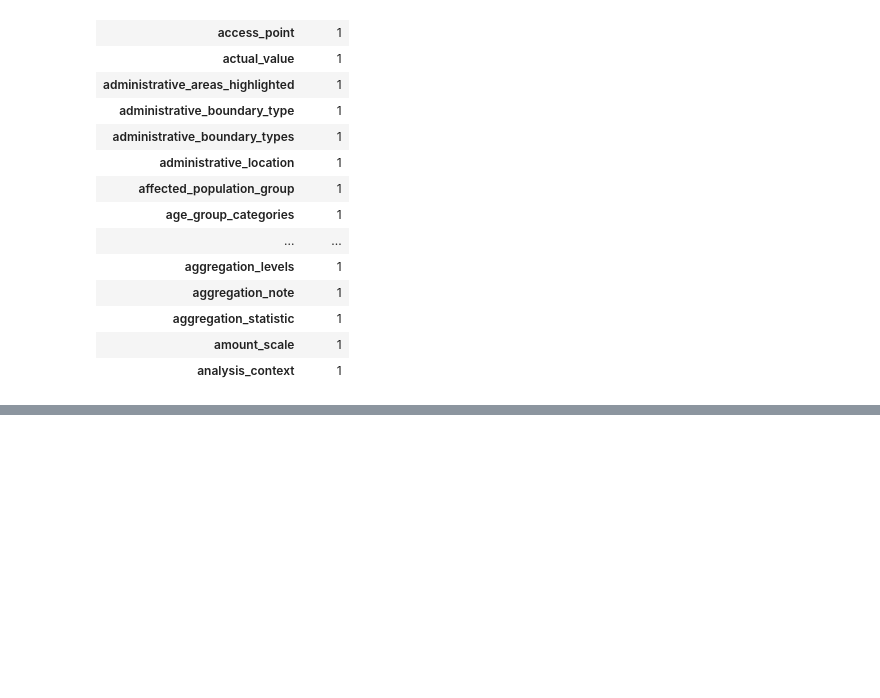
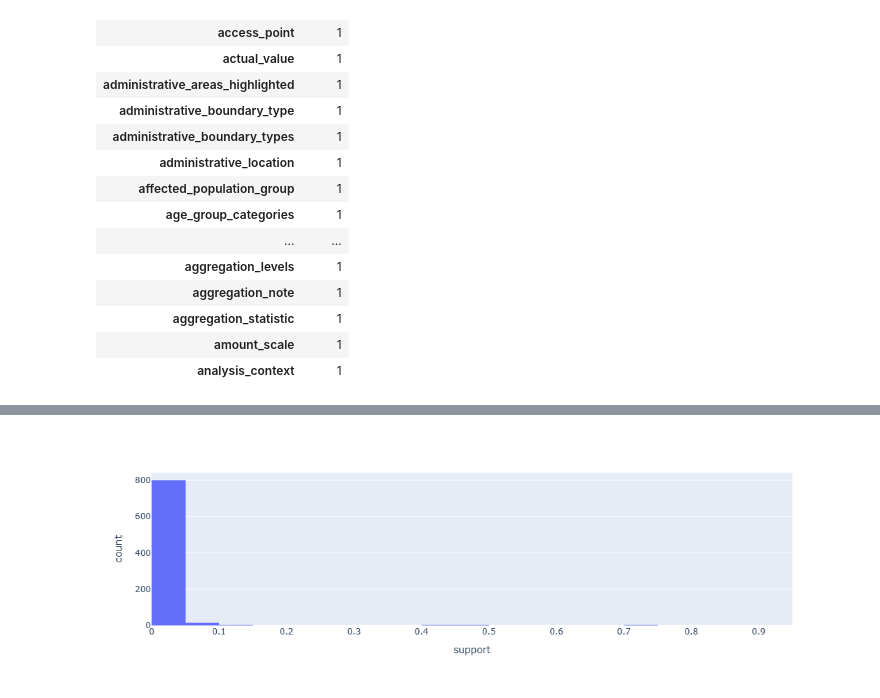
Before and after one commit to ajdajd/data-snapshot, a Jupyter notebook: notebooks/schema_discovery/7.0-eda_for_paper.ipynb, the cells around one changed output, grey strips where cells are left out. Cells and saved outputs as stored; diff of their text form; code cells hidden in the pictures; blank space fills up the shorter version.

```diff
--- a/notebooks/schema_discovery/7.0-eda_for_paper.ipynb
+++ b/notebooks/schema_discovery/7.0-eda_for_paper.ipynb
@@ -608,0 +652,5 @@ single_fields_count[single_fields_count["count"] == 1].head(20)
+# %%
+bins = [0, 1, 5, 10, 15, 20, 25, 50, 75, 100, 125, 150, 200, 1000]
+df['n_snapshots_range'] = pd.cut(df['n_snapshots'], bins=bins)
+grouped_freq = df['n_snapshots_range'].value_counts().sort_index()
+print(grouped_freq.to_markdown())
@@ -608,0 +673,4 @@ single_fields_count[single_fields_count["count"] == 1].head(20)
+# %%
+df["support_range"] = pd.qcut(df["support"], q=30, duplicates="drop")
+grouped_freq = df["support_range"].value_counts().sort_index()
+print(grouped_freq.to_markdown())
@@ -608,0 +708,4 @@ single_fields_count[single_fields_count["count"] == 1].head(20)
+# %%
+px.histogram(df, x="support", nbins=20)
+# %% [output]
+[figure, added]
```
Also changed, not shown: parts of 36 cells of this notebook.
